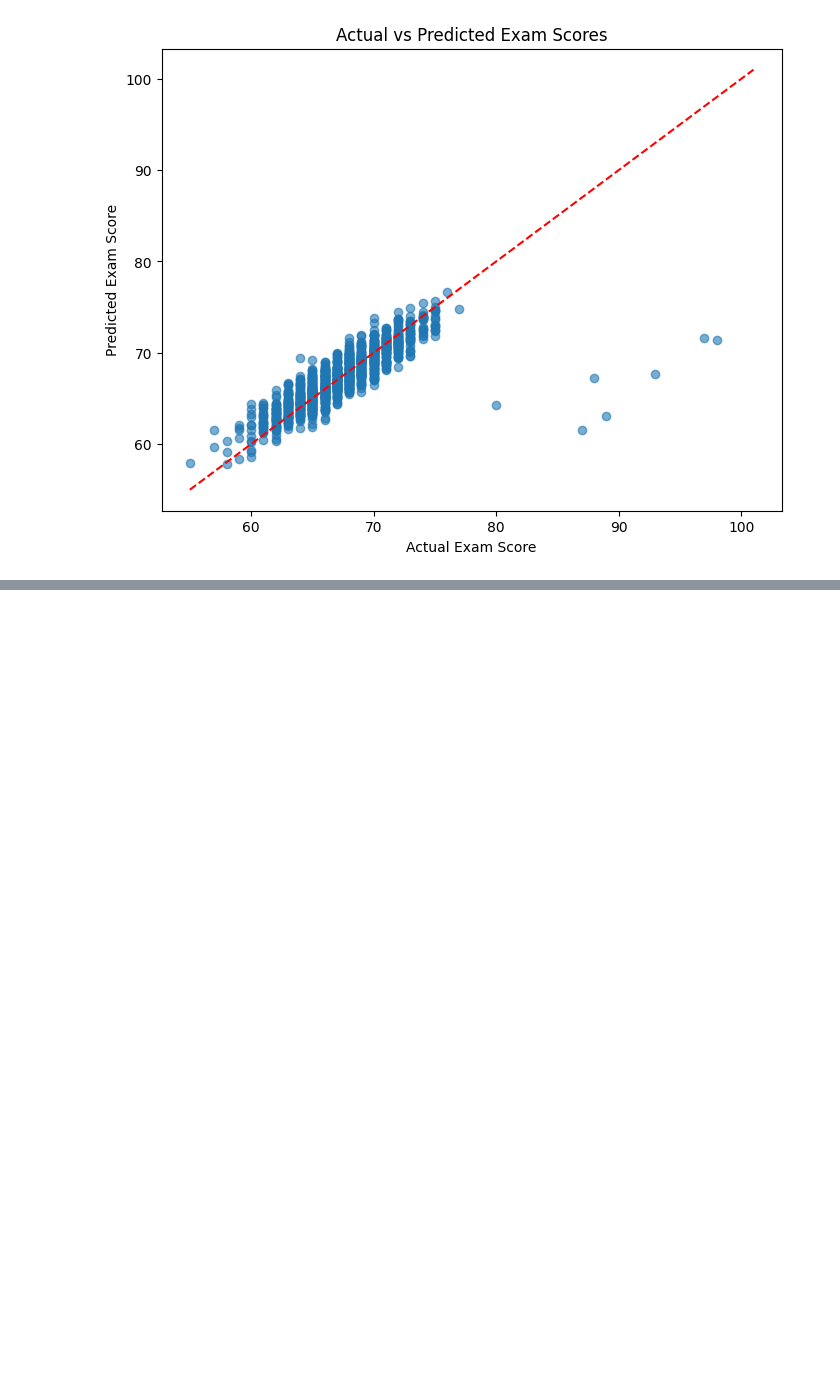
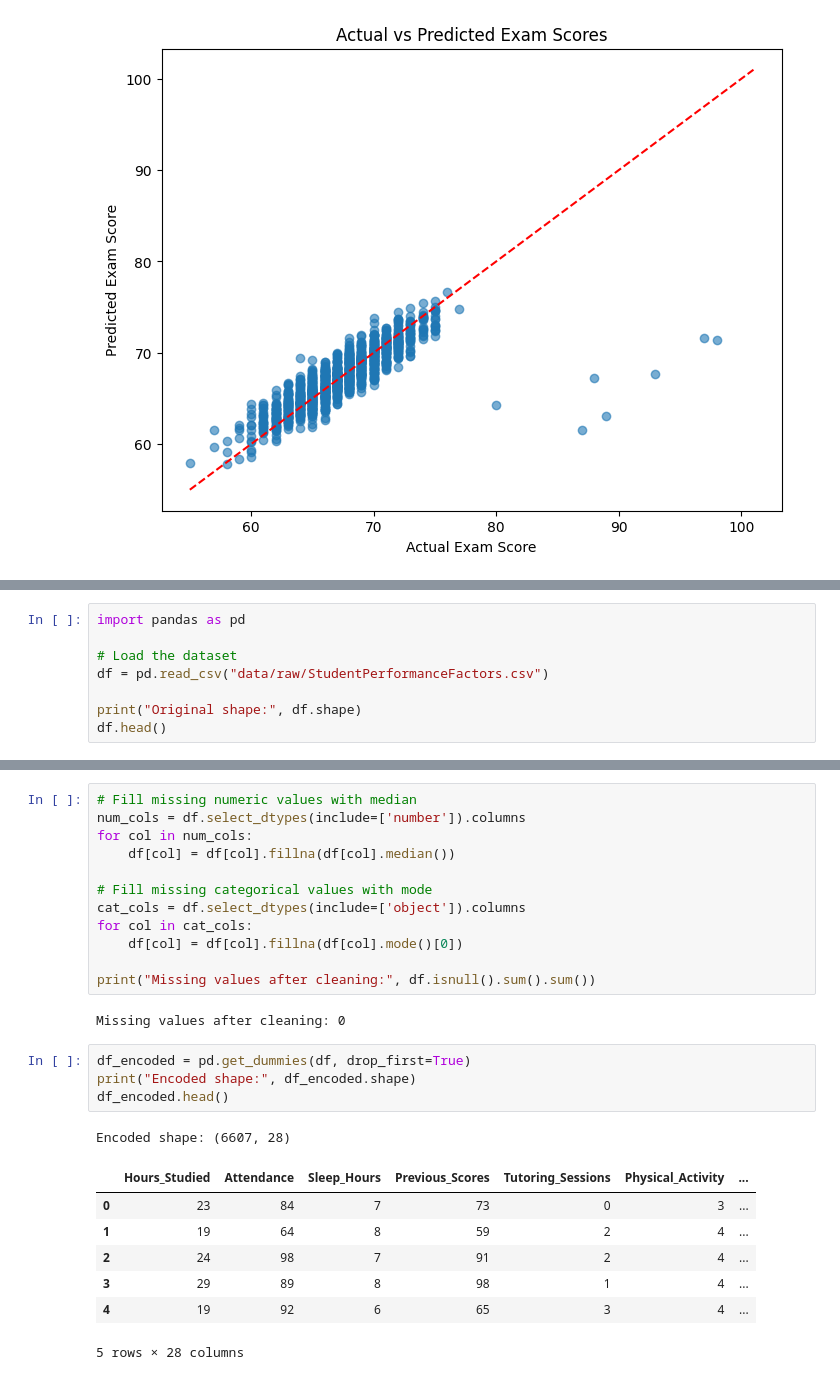
Before and after one commit to mohamedddyasserr/Student-Score-Prediction, a Jupyter notebook: Student_Score_Prediction.ipynb, the cells around one changed output, grey strips where cells are left out. Drawn from its saved outputs; the diff is of its cells as text; blank space fills up the shorter version.

```diff
--- a/Student_Score_Prediction.ipynb
+++ b/Student_Score_Prediction.ipynb
@@ -214,0 +221,8 @@ MSE: 5.01506967497517
+# %%
+import pandas as pd
+
+# Load the dataset
+df = pd.read_csv("data/raw/StudentPerformanceFactors.csv")
+
+print("Original shape:", df.shape)
+df.head()
@@ -214,0 +237,27 @@ MSE: 5.01506967497517
+# %%
+# Fill missing numeric values with median
+num_cols = df.select_dtypes(include=['number']).columns
+for col in num_cols:
+    df[col] = df[col].fillna(df[col].median())
+
+# Fill missing categorical values with mode
+cat_cols = df.select_dtypes(include=['object']).columns
+for col in cat_cols:
+    df[col] = df[col].fillna(df[col].mode()[0])
+
+print("Missing values after cleaning:", df.isnull().sum().sum())
+# %% [output]
+Missing values after cleaning: 0
+# %%
+df_encoded = pd.get_dummies(df, drop_first=True)
+print("Encoded shape:", df_encoded.shape)
+df_encoded.head()
+# %% [output]
+Encoded shape: (6607, 28)
+|  | Hours_Studied | Attendance | Sleep_Hours | Previous_Scores | Tutoring_Sessions | Physical_Activity | ... |
+| 0 | 23 | 84 | 7 | 73 | 0 | 3 | ... |
+| 1 | 19 | 64 | 8 | 59 | 2 | 4 | ... |
+| 2 | 24 | 98 | 7 | 91 | 2 | 4 | ... |
+| 3 | 29 | 89 | 8 | 98 | 1 | 4 | ... |
+| 4 | 19 | 92 | 6 | 65 | 3 | 4 | ... |
+5 rows × 28 columns
```
Also changed, not shown: parts of 7 cells of this notebook.
